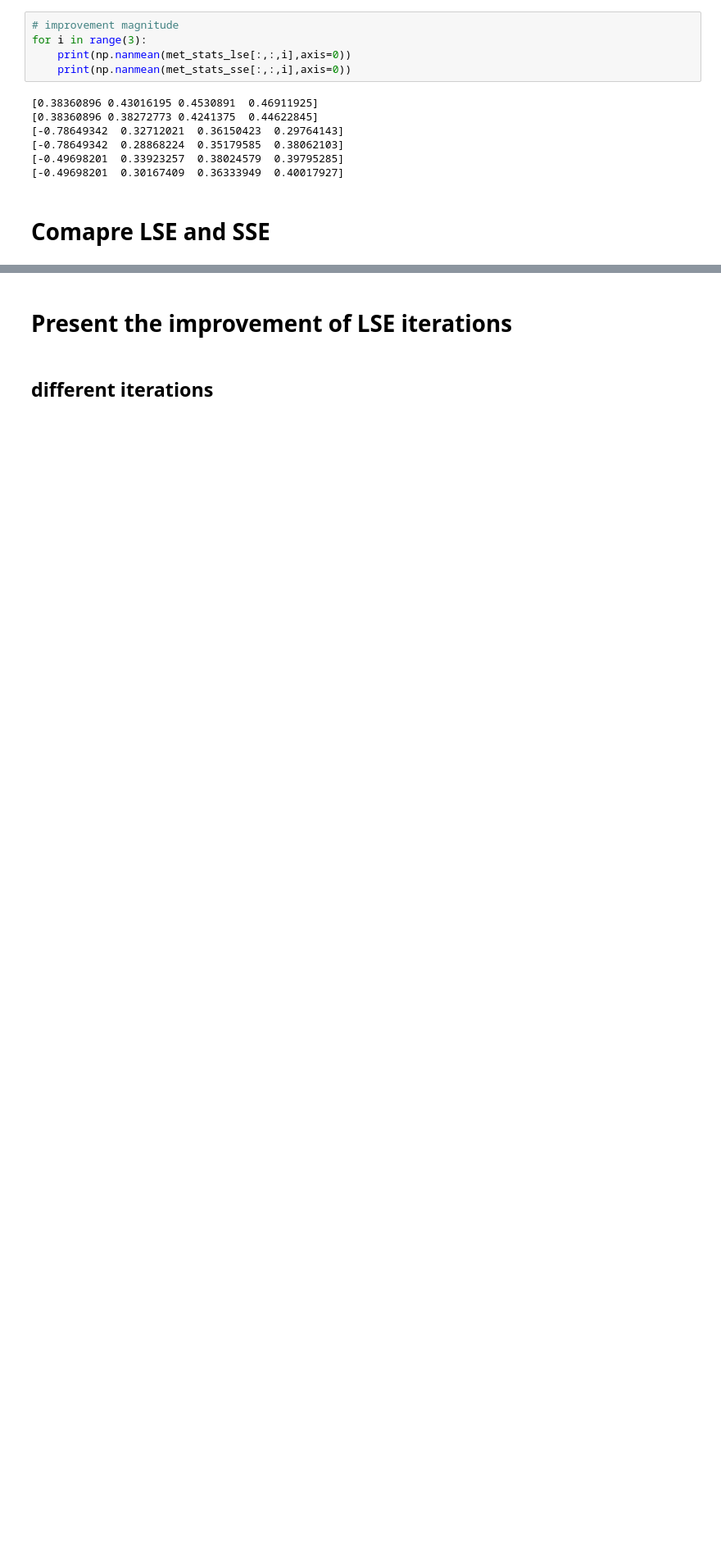
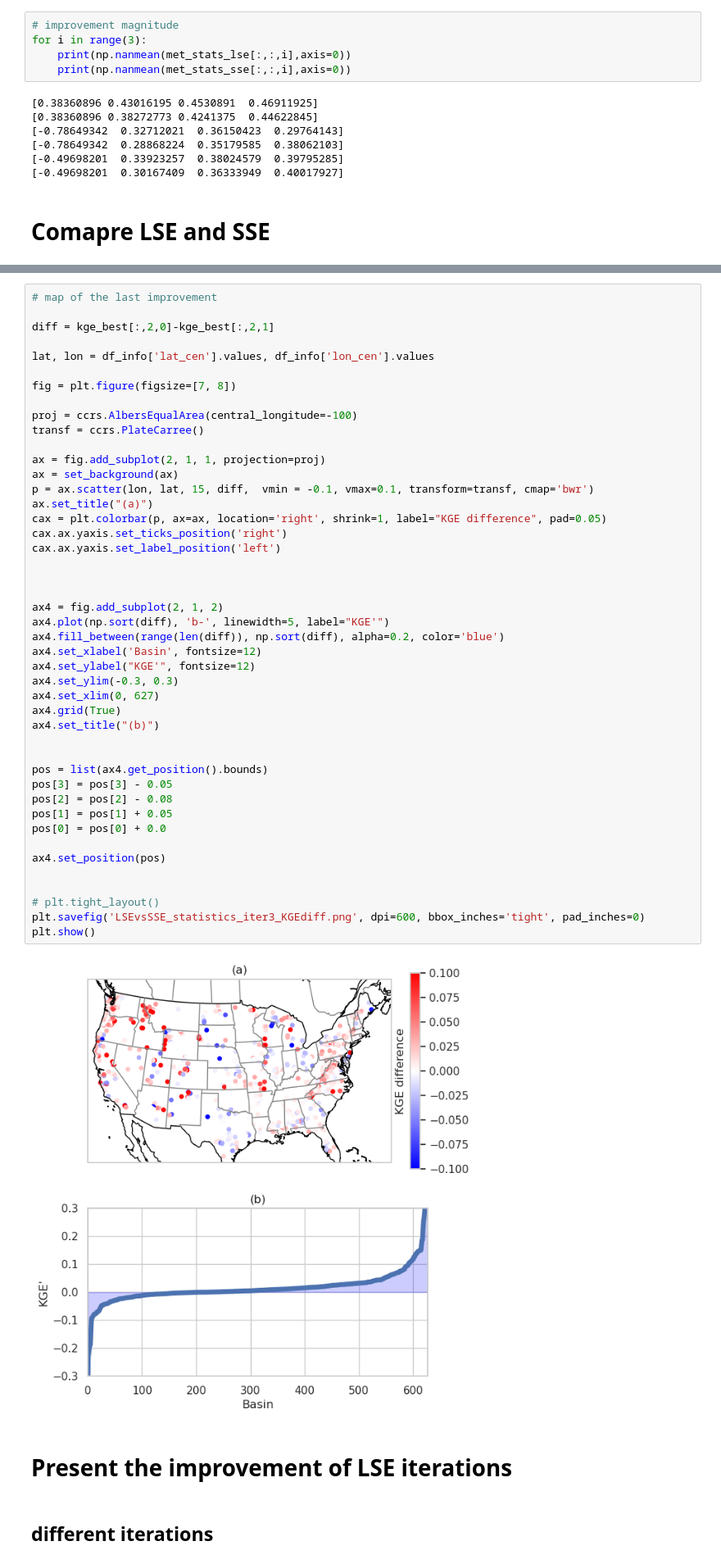
Before and after one commit to NCAR/CTSM_calibration, a Jupyter notebook: src/LSE_exps/emulator_optz/compare_LSE_SSE.ipynb, the cells around one changed output, grey strips where cells are left out. Shown at 82% size. Saved outputs shown, nothing was run; the diff lists cells and outputs as text; blank space fills up the shorter version.

```diff
--- a/src/LSE_exps/emulator_optz/compare_LSE_SSE.ipynb
+++ b/src/LSE_exps/emulator_optz/compare_LSE_SSE.ipynb
@@ -336,3 +379,50 @@ array([0.46116677, 0.50478524, 0.51495102, 0.52538579])
+# %%
+# map of the last improvement
+
+diff = kge_best[:,2,0]-kge_best[:,2,1]
+
+lat, lon = df_info['lat_cen'].values, df_info['lon_cen'].values
+
+fig = plt.figure(figsize=[7, 8])
+
+proj = ccrs.AlbersEqualArea(central_longitude=-100)
+transf = ccrs.PlateCarree()
+
+ax = fig.add_subplot(2, 1, 1, projection=proj)
+ax = set_background(ax)
+p = ax.scatter(lon, lat, 15, diff,  vmin = -0.1, vmax=0.1, transform=transf, cmap='bwr')
+ax.set_title("(a)")
+cax = plt.colorbar(p, ax=ax, location='right', shrink=1, label="KGE difference", pad=0.05)
+cax.ax.yaxis.set_ticks_position('right')
+cax.ax.yaxis.set_label_position('left')
+
+
+
+ax4 = fig.add_subplot(2, 1, 2)
+ax4.plot(np.sort(diff), 'b-', linewidth=5, label="KGE'")
+ax4.fill_between(range(len(diff)), np.sort(diff), alpha=0.2, color='blue')
+ax4.set_xlabel('Basin', fontsize=12)
+ax4.set_ylabel("KGE'", fontsize=12)
+ax4.set_ylim(-0.3, 0.3)
+ax4.set_xlim(0, 627)
+ax4.grid(True)
+ax4.set_title("(b)")
+
+
+pos = list(ax4.get_position().bounds)
+pos[3] = pos[3] - 0.05
+pos[2] = pos[2] - 0.08
+pos[1] = pos[1] + 0.05
+pos[0] = pos[0] + 0.0
+
+ax4.set_position(pos)
+
+
+# plt.tight_layout()
+plt.savefig('LSEvsSSE_statistics_iter3_KGEdiff.png', dpi=600, bbox_inches='tight', pad_inches=0)
+plt.show()
+# %% [output]
+[figure, added]
 # %% [markdown]
 # Present the improvement of LSE iterations
 # %% [markdown]
```
Also changed, not shown: parts of 16 cells of this notebook, 27 other files.
